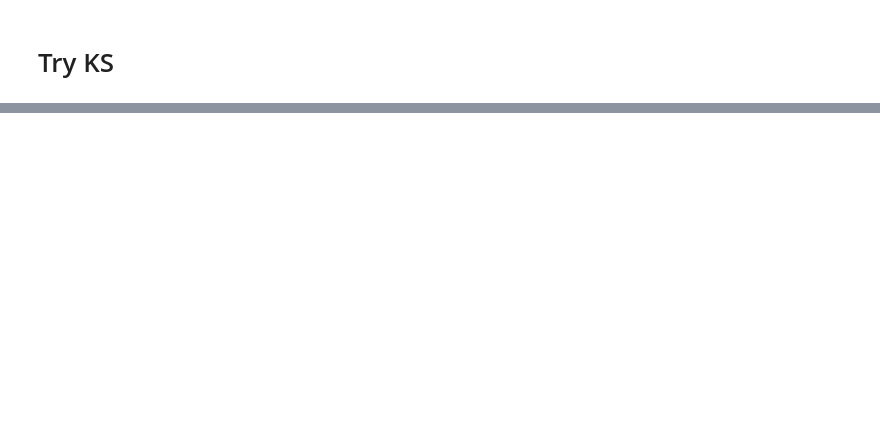
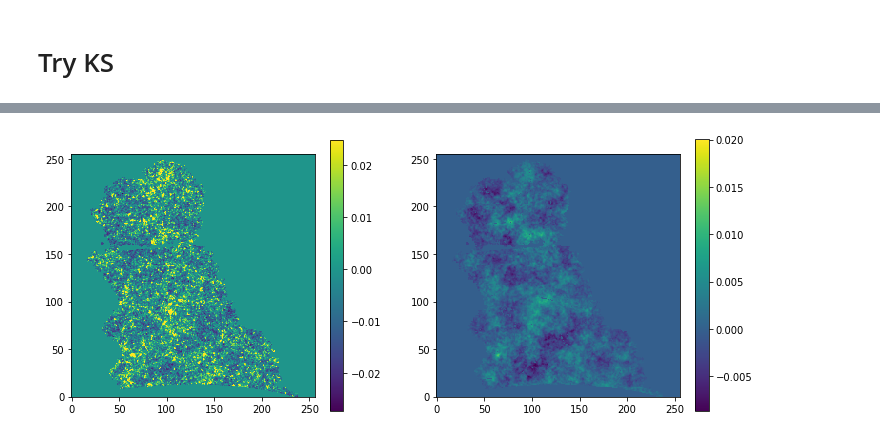
Before and after one commit to NiallJeffrey/DeepMass, a Jupyter notebook: picola_training.ipynb, the cells around one changed output, grey strips where cells are left out. Saved outputs shown, nothing was run; the diff lists cells and outputs as text; code cells hidden in the pictures; blank space fills up the shorter version.

```diff
--- a/picola_training.ipynb
+++ b/picola_training.ipynb
@@ -290,0 +408,8 @@ _ = plt.imshow(patch_smoothed*sv_mask, origin='lower'), plt.colorbar()
+# %%
+_ = plt.figure(figsize =(12,5))
+_ = plt.subplot(1,2,1)
+_ = plt.imshow(patch*sv_mask, origin='lower', vmax = 0.025), plt.colorbar()
+_ = plt.subplot(1,2,2)
+_ = plt.imshow(wiener_result500*sv_mask, origin='lower', vmax = 0.02), plt.colorbar()
+# %% [output]
+[figure, added]
```
Also changed, not shown: parts of 26 cells of this notebook.
